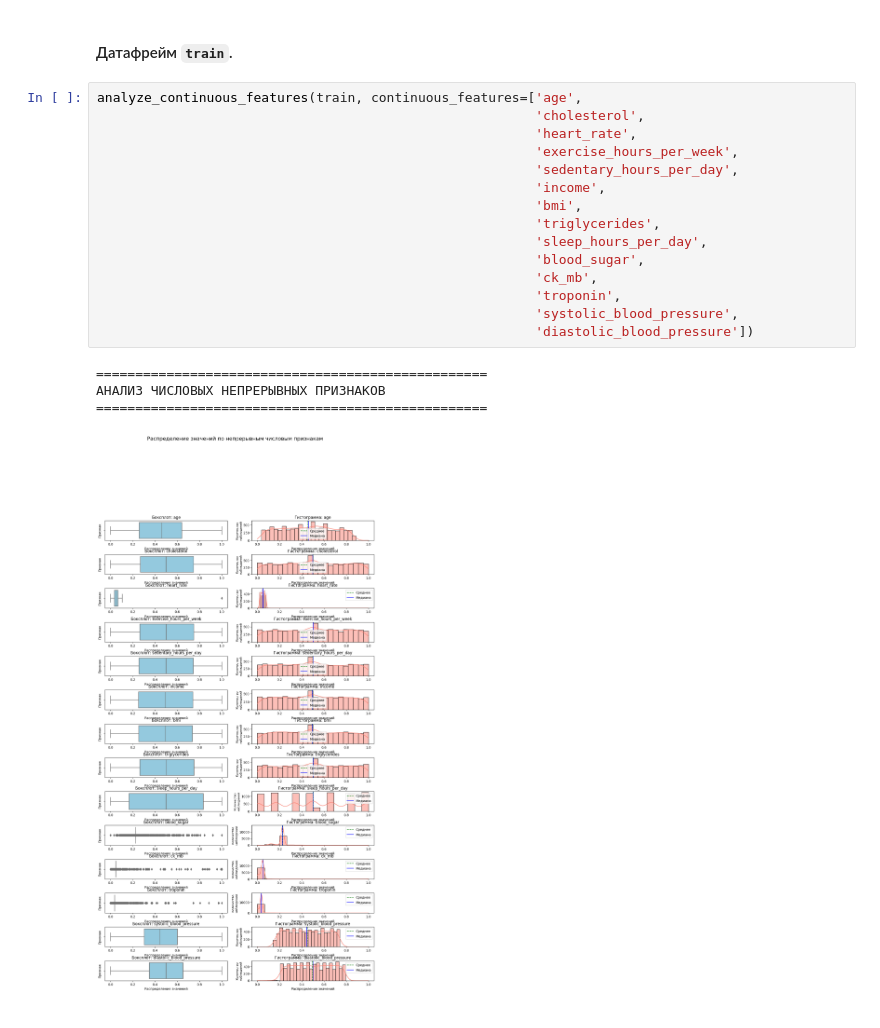
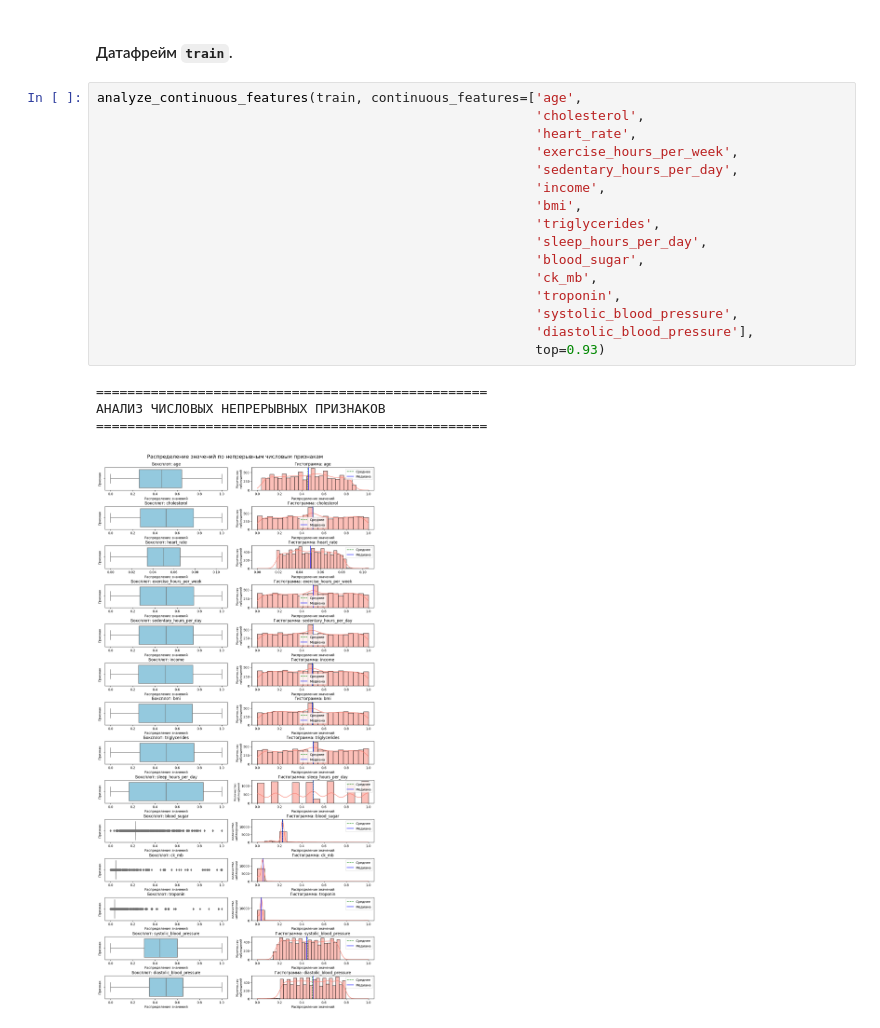
Before and after one commit to madLary/practicum-workshop-cvd-model, a Jupyter notebook: workshop-cdv-research.ipynb, the cells around one changed output. Cells and saved outputs as stored; diff of their text form.

```diff
--- a/workshop-cdv-research.ipynb
+++ b/workshop-cdv-research.ipynb
@@ -868,22 +868,23 @@ memory usage: 196.2+ KB
 # %%
 analyze_continuous_features(train, continuous_features=['age',
                                                         'cholesterol',
                                                         'heart_rate',
                                                         'exercise_hours_per_week',
                                                         'sedentary_hours_per_day',
                                                         'income',
                                                         'bmi',
                                                         'triglycerides',
                                                         'sleep_hours_per_day',
                                                         'blood_sugar',
                                                         'ck_mb',
                                                         'troponin',
                                                         'systolic_blood_pressure',
-                                                        'diastolic_blood_pressure'])
+                                                        'diastolic_blood_pressure'],
+                                                        top=0.93)
 # %% [output]
 ==================================================
 АНАЛИЗ ЧИСЛОВЫХ НЕПРЕРЫВНЫХ ПРИЗНАКОВ
 ==================================================
-[figure, old version]
+[figure, new version]
 # %%
 train = train.loc[train['heart_rate'] < 0.8]
```
Also changed, not shown: parts of 2 cells of this notebook.
